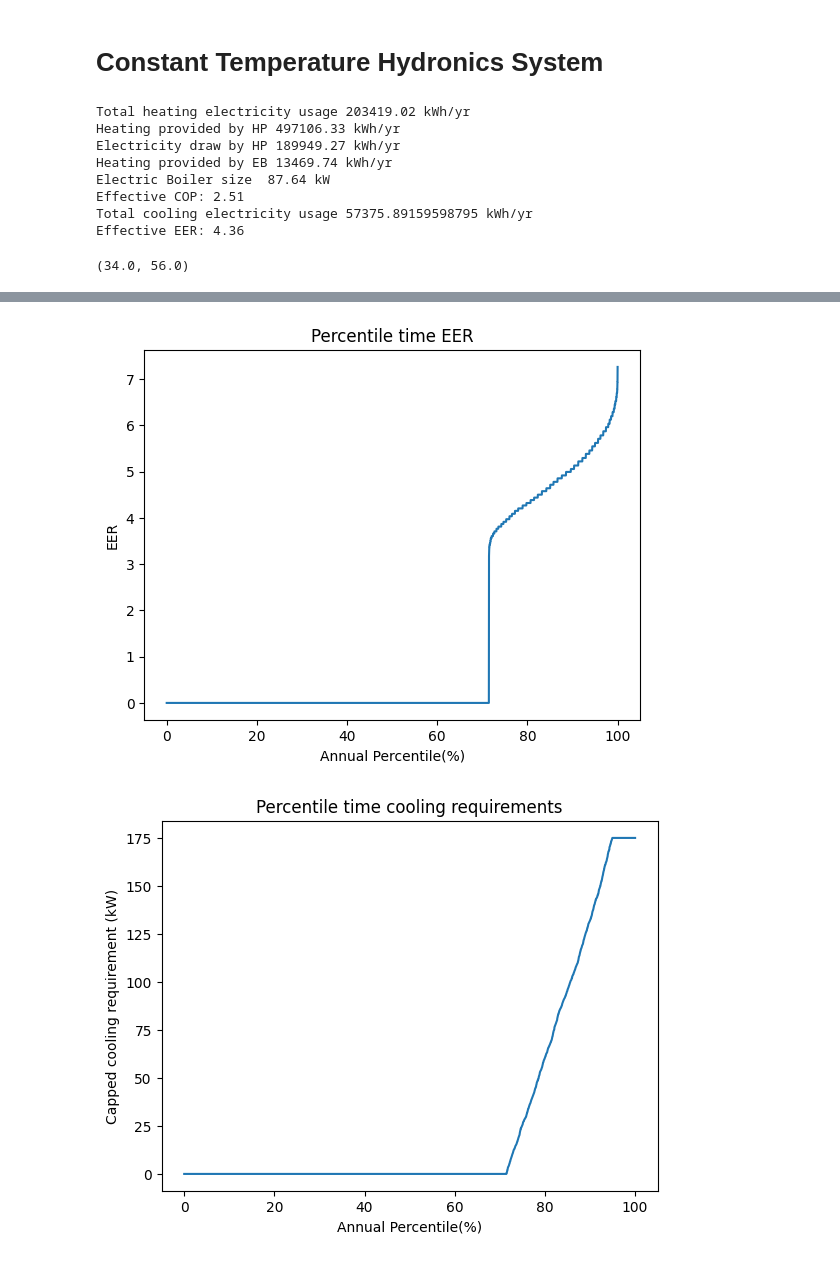
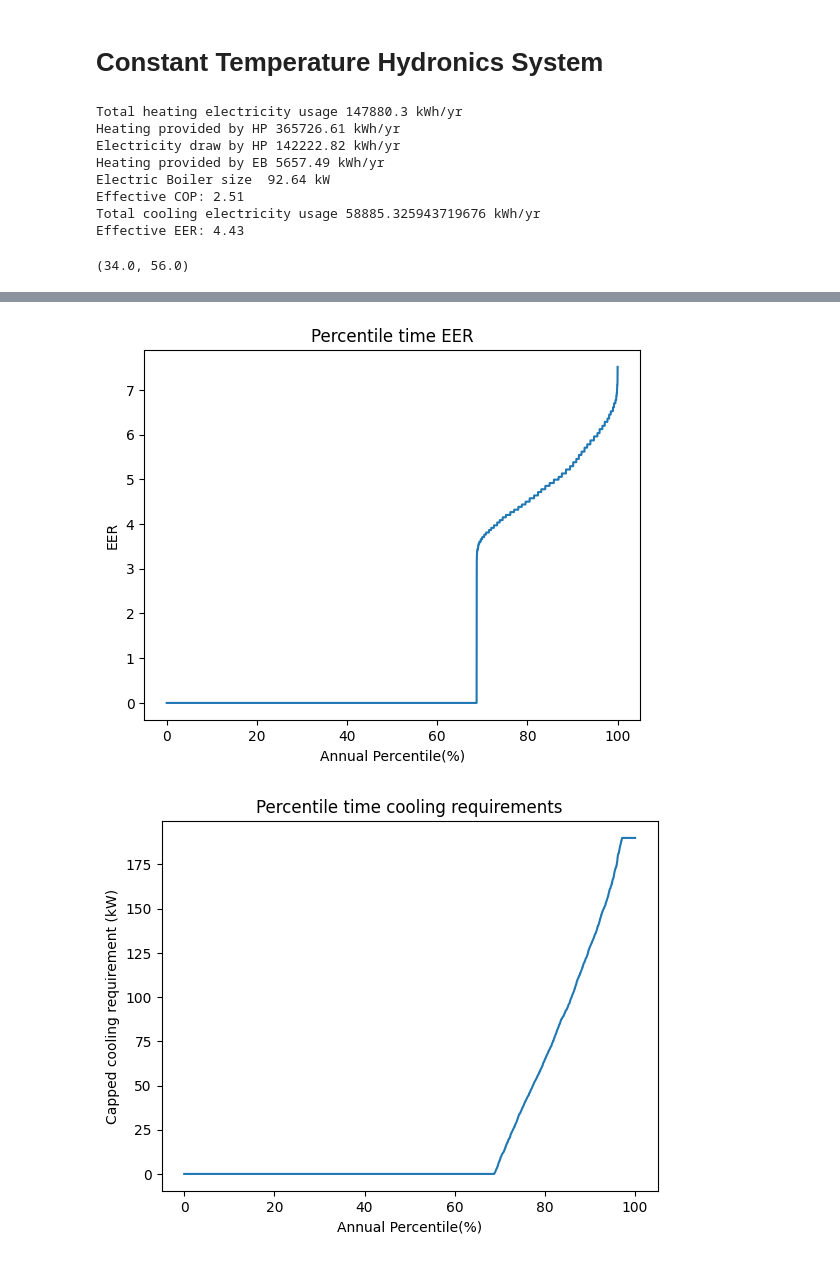
Before and after one commit to SNaylor12543/Variable_Output_Temperature_Heat_Pump, a Jupyter notebook: EAHV-M1500-YCL(-N).ipynb, the cells around one changed output, grey strips where cells are left out. Drawn from its saved outputs; the diff is of its cells as text; code cells hidden in the pictures.

```diff
--- a/EAHV-M1500-YCL(-N).ipynb
+++ b/EAHV-M1500-YCL(-N).ipynb
@@ -123,8 +123,8 @@ import matplotlib.pyplot as plt
 
 # np.set_printoptions(threshold=np.inf)
 
-max_Heating_power = 300 # in kW
-max_HVAC_power = 175 # in kW
+max_Heating_power = 305 # in kW
+max_HVAC_power = 190 # in kW
 Heat_Pump_count = 2
 
 Heat_Pump = Heat_Pump("Data/Heat_Pump/EAHV-M1500-YCL(-N)/Heating_10C.csv")
@@ -239,8 +239,8 @@ import Modules.Data as Data
 import numpy as np
 import matplotlib.pyplot as plt
 
-max_Heating_power = 300 # in kW
-max_HVAC_power = 175 # in kW
+max_Heating_power = 305 # in kW
+max_HVAC_power = 190 # in kW
 Heat_Pump_count = 2
 heating_hydronics_temp = 55
 cooling_hydronics_temp = 7
@@ -333,12 +333,12 @@ ax = plt.gca()
 ax.set_xlim([-22.5, 27.5])
 ax.set_ylim([34, 56])
 # %% [output]
-Total heating electricity usage 203419.02 kWh/yr
-Heating provided by HP 497106.33 kWh/yr
-Electricity draw by HP 189949.27 kWh/yr
-Heating provided by EB 13469.74 kWh/yr
-Electric Boiler size  87.64 kW
+Total heating electricity usage 147880.3 kWh/yr
+Heating provided by HP 365726.61 kWh/yr
+Electricity draw by HP 142222.82 kWh/yr
+Heating provided by EB 5657.49 kWh/yr
+Electric Boiler size  92.64 kW
 Effective COP: 2.51
-Total cooling electricity usage 57375.89159598795 kWh/yr
-Effective EER: 4.36
+Total cooling electricity usage 58885.325943719676 kWh/yr
+Effective EER: 4.43
 (34.0, 56.0)
@@ -347,3 +347,3 @@ Effective EER: 4.36
-[figure, old version]
+[figure, new version]
-[figure, old version]
+[figure, new version]
 [figure]
```
Also changed, not shown: parts of 2 cells of this notebook, 3 other files.
